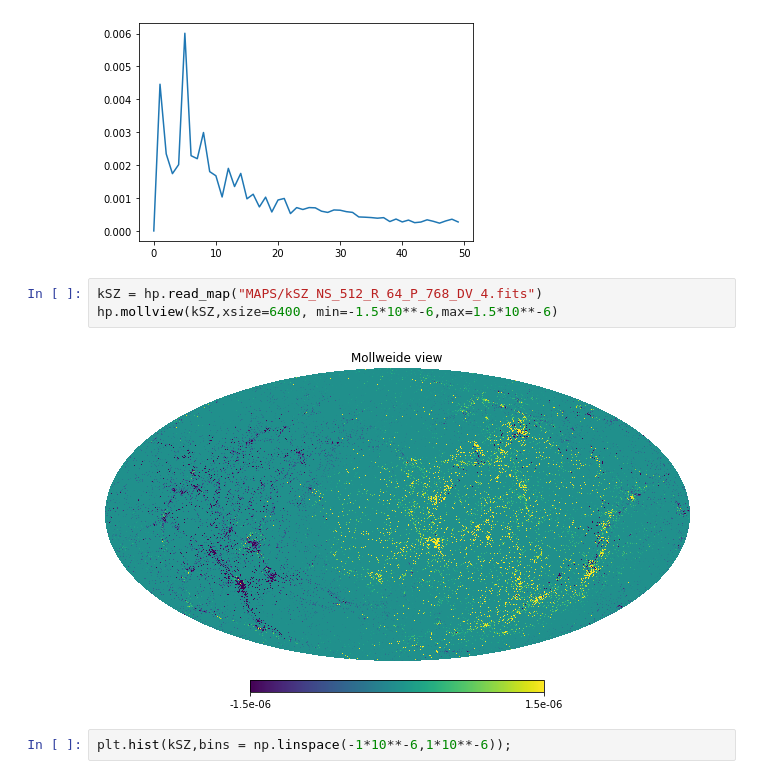
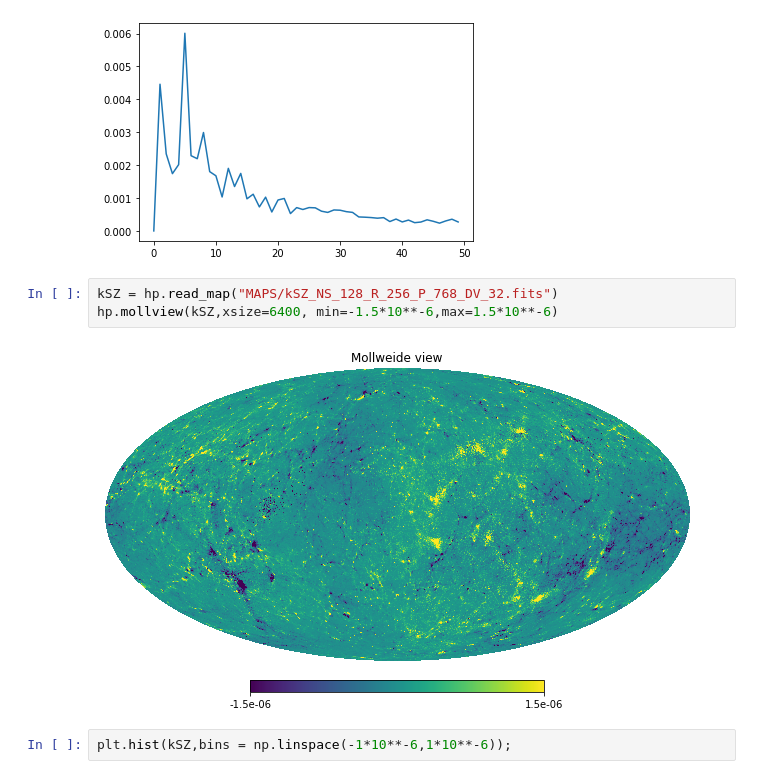
Before and after one commit to wurdahl/kSZfromPC, a Jupyter notebook: Opening-FITS.ipynb, the cells around one changed output. Cells and saved outputs as stored; diff of their text form.

```diff
--- a/Opening-FITS.ipynb
+++ b/Opening-FITS.ipynb
@@ -15,10 +15,10 @@ plt.plot(hp.sphtfunc.anafast(overdensity)[0:50]);
 # %% [output]
 [figure]
 # %%
-kSZ = hp.read_map("MAPS/kSZ_NS_512_R_64_P_768_DV_4.fits")
+kSZ = hp.read_map("MAPS/kSZ_NS_128_R_256_P_768_DV_32.fits")
 hp.mollview(kSZ,xsize=6400, min=-1.5*10**-6,max=1.5*10**-6)
 # %% [output]
-[figure, old version]
+[figure, new version]
 # %%
 plt.hist(kSZ,bins = np.linspace(-1*10**-6,1*10**-6));
 # %% [output]
```
Also changed, not shown: parts of 2 cells of this notebook, 4 other files.
